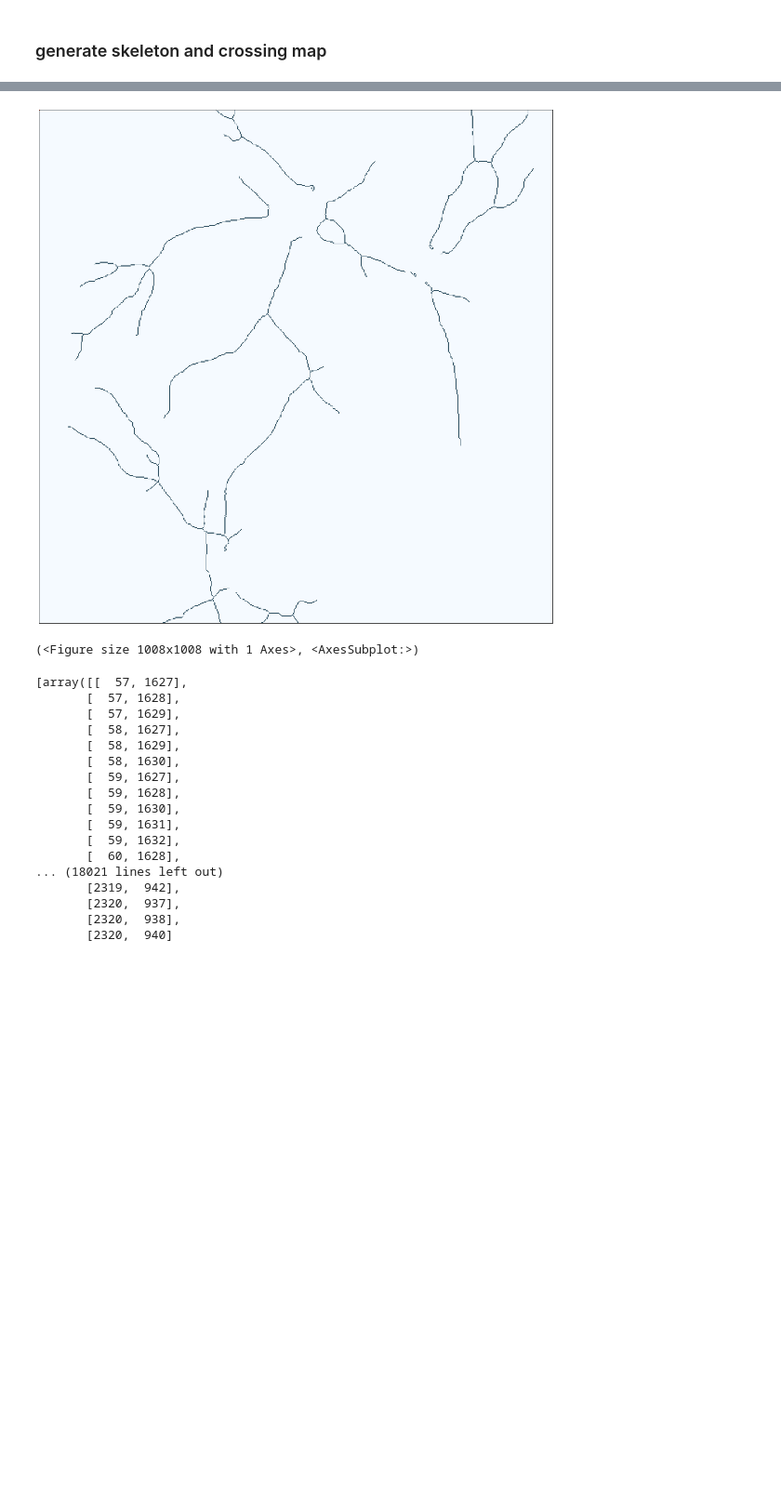
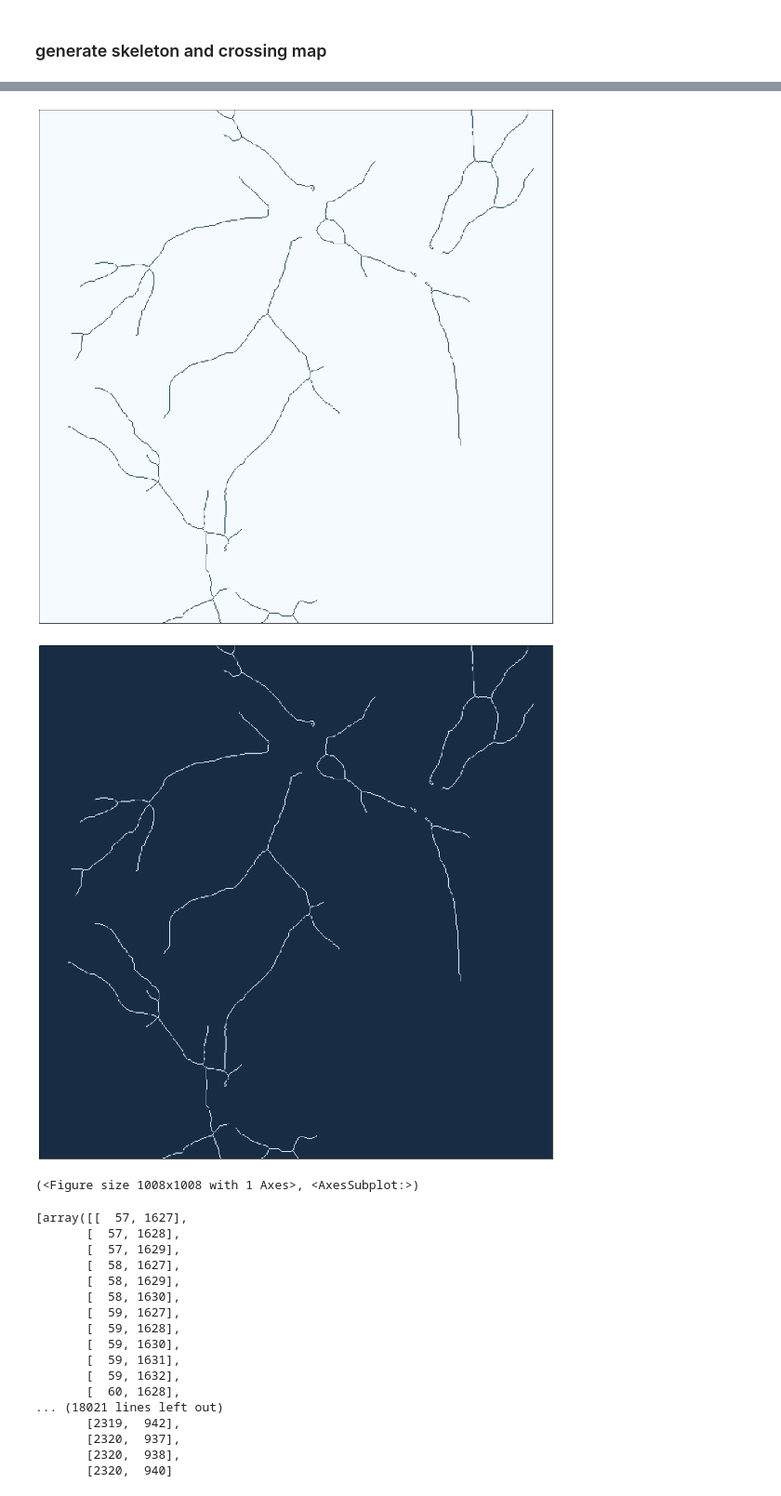
Before and after one commit to Harrison-Oatman/NeuronSegmentation, a Jupyter notebook: figure notebooks/segmentationfigure.ipynb, the cells around one changed output, grey strips where cells are left out. Shown at 93% size. Drawn from its saved outputs; the diff is of its cells as text; code cells hidden in the pictures; blank space fills up the shorter version.

```diff
--- a/figure notebooks/segmentationfigure.ipynb
+++ b/figure notebooks/segmentationfigure.ipynb
@@ -60,6 +60,8 @@ plotting.colorplot(plotting.panel(thresholdedProcessImage + samplemask + a + 2 *
                    interpolation="None", name="maskedProcessImage", figsize=(14, 14))
 plotting.colorplot(plotting.panel(1 * (sampleskel > 0), bbox, 1), two_map, interpolation="None", name="skeleton",
                    figsize=(14, 14))
+plotting.colorplot(plotting.panel(1 * (sampleskel > 0), bbox, 1), darktheme, interpolation="None", name="dark_skeleton",
+                   figsize=(14, 14))
 # %% [output]
 [  11   11   11 ... 4209 4209 4213]
 [1423 1444 1707 ... 3096 3328 1771]
@@ -81,5 +69,6 @@ all30
 [figure]
 [figure]
+[figure, added]
 (<Figure size 1008x1008 with 1 Axes>, <AxesSubplot:>)
 # %%
 print(bp_involved)
```
Also changed, not shown: parts of 1 cell of this notebook, 16 other files.
